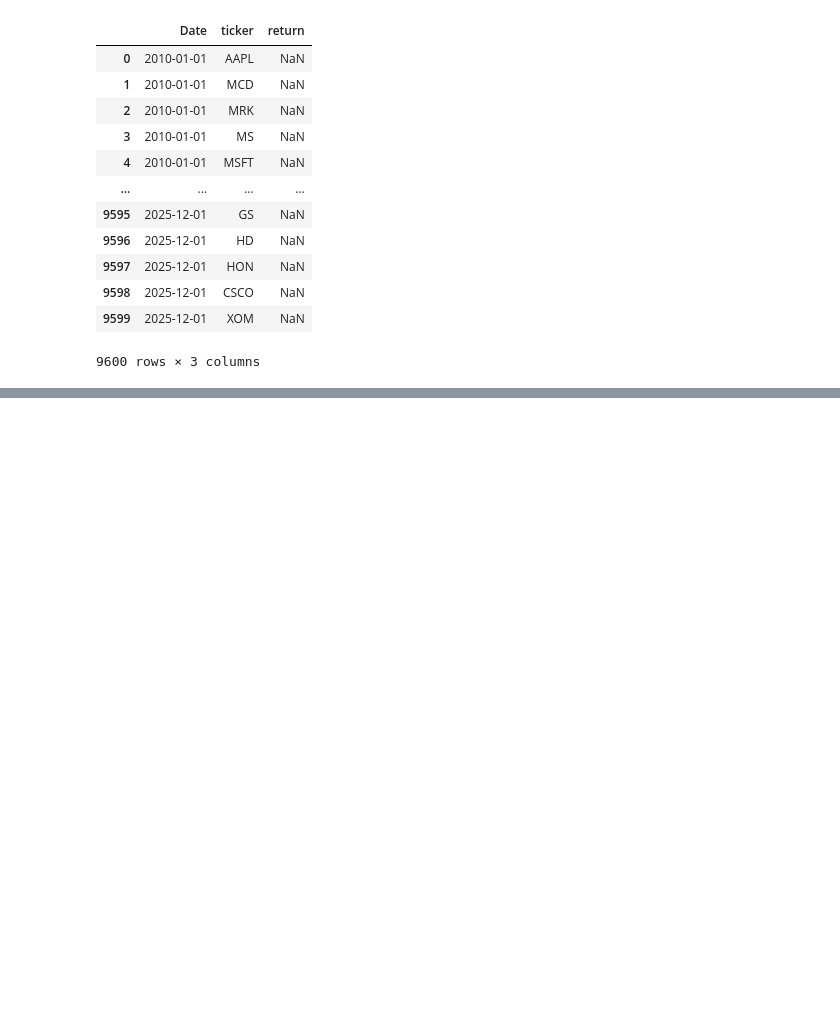
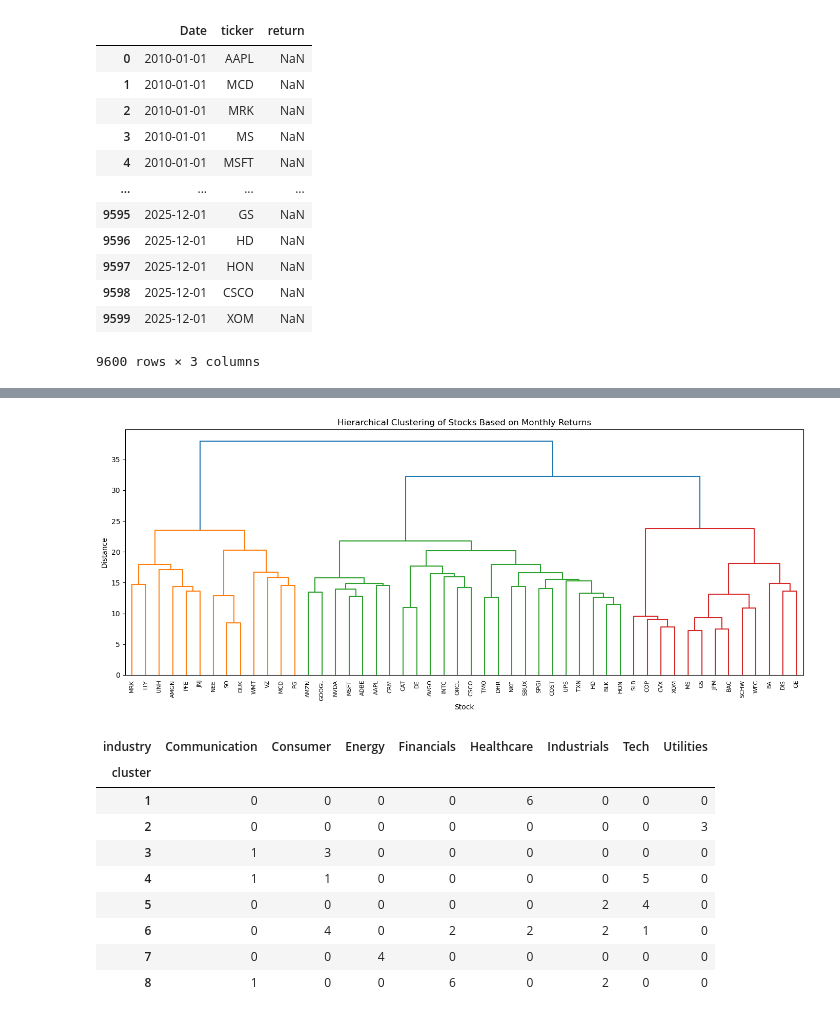
Before and after one commit to rocktrip9797/BFF5525_individual_taskwork, a Jupyter notebook: notebook/Projuect_31079105.ipynb, the cells around one changed output, grey strips where cells are left out. Drawn from its saved outputs; the diff is of its cells as text; code cells hidden in the pictures; blank space fills up the shorter version.

```diff
--- a/notebook/Projuect_31079105.ipynb
+++ b/notebook/Projuect_31079105.ipynb
@@ -360,0 +518,45 @@ Name: count, dtype: int64
+# %%
+
+#  Hierarchical clustering of stocks
+
+# Cluster stocks based on their full monthly return history
+X_cluster = ret_scaled.T
+
+Z = linkage(X_cluster, method="ward")
+
+plt.figure(figsize=(14, 6))
+dendrogram(
+    Z,
+    labels=X_cluster.index.tolist(),
+    leaf_rotation=90,
+    leaf_font_size=8
+)
+plt.title("Hierarchical Clustering of Stocks Based on Monthly Returns")
+plt.xlabel("Stock")
+plt.ylabel("Distance")
+plt.tight_layout()
+plt.show()
+
+# Create flat cluster labels
+n_clusters = industry_used.nunique()
+
+cluster_result = pd.DataFrame({
+    "ticker": X_cluster.index,
+    "industry": industry_used.values,
+    "cluster": fcluster(Z, t=n_clusters, criterion="maxclust")
+})
+
+
+display(pd.crosstab(cluster_result["cluster"], cluster_result["industry"]))
+# %% [output]
+[figure, added]
+| industry | Communication | Consumer | Energy | Financials | Healthcare | Industrials | Tech | Utilities |
+| cluster |  |  |  |  |  |  |  |  |
+| 1 | 0 | 0 | 0 | 0 | 6 | 0 | 0 | 0 |
+| 2 | 0 | 0 | 0 | 0 | 0 | 0 | 0 | 3 |
+| 3 | 1 | 3 | 0 | 0 | 0 | 0 | 0 | 0 |
+| 4 | 1 | 1 | 0 | 0 | 0 | 0 | 5 | 0 |
+| 5 | 0 | 0 | 0 | 0 | 0 | 2 | 4 | 0 |
+| 6 | 0 | 4 | 0 | 2 | 2 | 2 | 1 | 0 |
+| 7 | 0 | 0 | 4 | 0 | 0 | 0 | 0 | 0 |
+| 8 | 1 | 0 | 0 | 6 | 0 | 2 | 0 | 0 |
```
Also changed, not shown: parts of 10 cells of this notebook.
